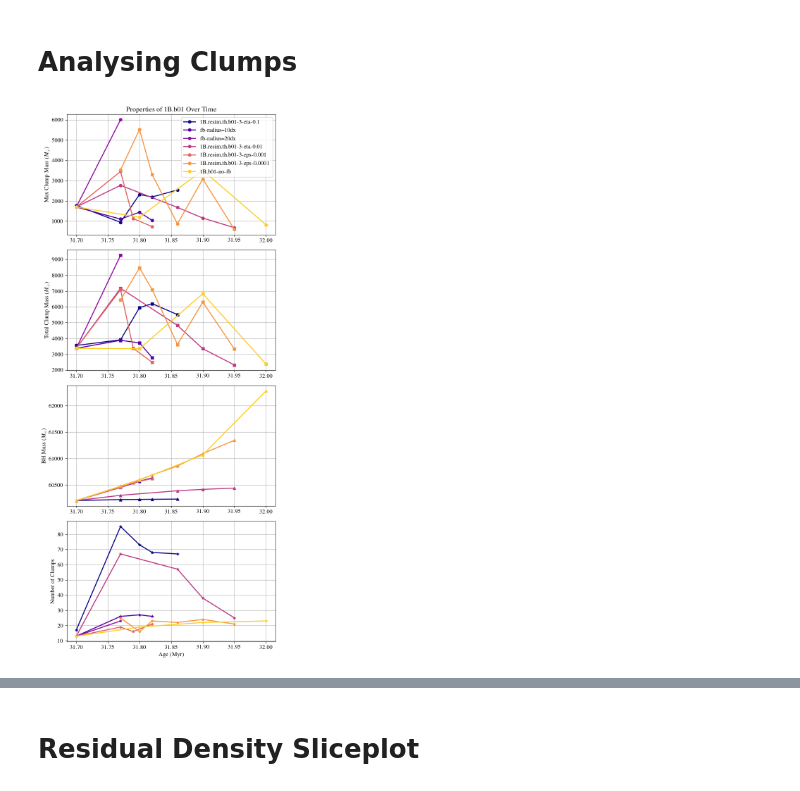
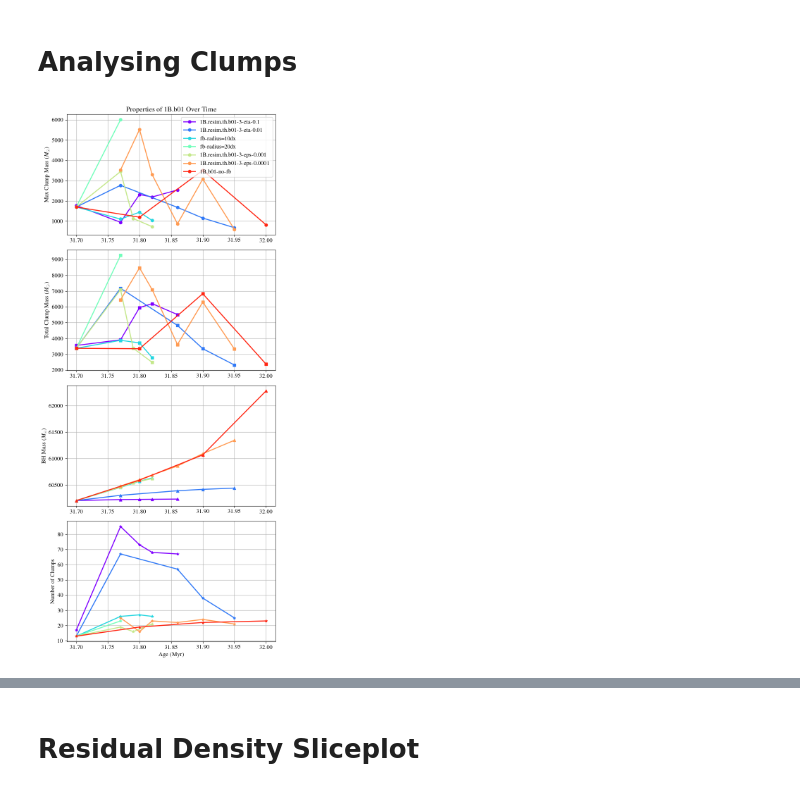
Before and after one commit to simonetgordon/smartstar_simulation_analysis, a Jupyter notebook: python_scripts/csv-data-plotting/plot_mass_growth.ipynb, the cells around one changed output, grey strips where cells are left out. Drawn from its saved outputs; the diff is of its cells as text; code cells hidden in the pictures.

```diff
--- a/python_scripts/csv-data-plotting/plot_mass_growth.ipynb
+++ b/python_scripts/csv-data-plotting/plot_mass_growth.ipynb
@@ -458,8 +463,8 @@ ages = filt['age_myr'].unique()
 properties = ["max_clump_mass", "total_clump_mass", "bh_mass", "no_clumps"]
 
 # Generate a color for each simulation using the colormap
-color_map = plt.cm.plasma
-colors = color_map(np.linspace(0, 0.90, len(simulations)))
+color_map = plt.cm.rainbow
+colors = color_map(np.linspace(0, 0.95, len(simulations)))
 simulation_colors = {simulation: color for simulation, color in zip(simulations, colors)}
 
 # Create subplots - one for each property
@@ -481,32 +486,31 @@ for i, property in enumerate(properties):
             # Plot the data for the current simulation with markers and lines
             marker = 'o' if i == 0 else 's' if i == 1 else '^' if i == 2 else '*'
             axs[i].plot(data['age_myr'], data[property], marker=marker, linestyle='-', color=color, label=simulation if not added_legend[simulation] else "_nolegend_")
             # Add the simulation to the legend only if it hasn't been added before
             if not added_legend[simulation]:
                 added_legend[simulation] = True
 
 
 # Plot max_clump_mass over age_myr
 axs[0].set_ylabel('Max Clump Mass ($M_\odot$)')
 axs[0].set_title('Properties of 1B.b01 Over Time')
 axs[0].legend()
 
 # Plot total_clump_mass over age_myr
 axs[1].set_ylabel('Total Clump Mass ($M_\odot$)')
 
 # Plot bh_mass over age_myr
 axs[2].set_ylabel('BH Mass ($M_\odot$)')
 
 # Plot no_clumps over age_myr
 axs[3].set_ylabel('Number of Clumps')
 axs[-1].set_xlabel('Age (Myr)')
 
 # Optional: Add grid to each subplot for better readability
 for ax in axs:
     ax.grid(True)
 
 plt.tight_layout()
 plt.show()
-print("")
 # %% [output]
-[figure, old version]
+[figure, new version]
```
Also changed, not shown: parts of 13 cells of this notebook.
